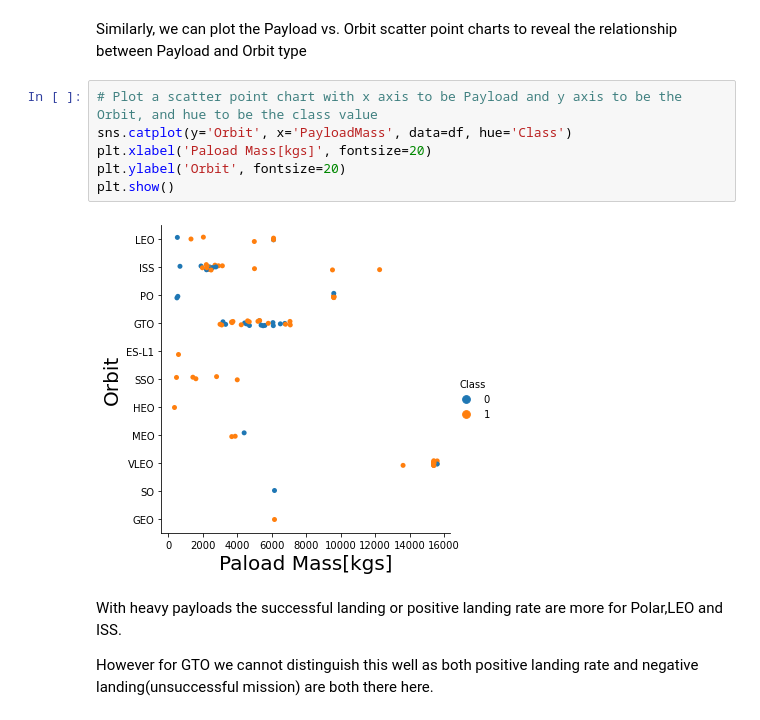
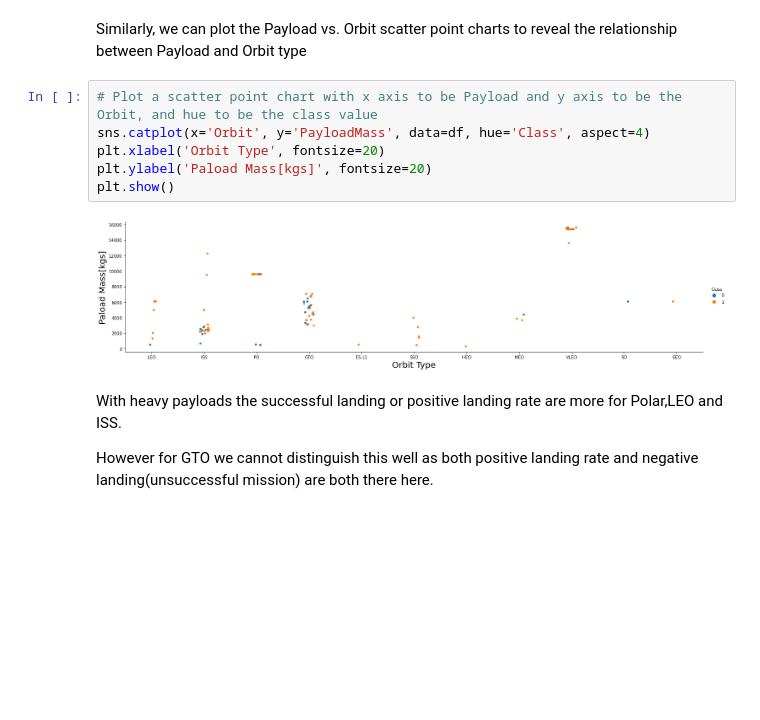
Before and after one commit to Manjunath-T/Applied_DS_Capstone_SpaceX_FirstStage_Prediction, a Jupyter notebook: EDA_With_DataVisualization.ipynb, the cells around one changed output. Saved outputs shown, nothing was run; the diff lists cells and outputs as text; blank space fills up the shorter version.

```diff
--- a/EDA_With_DataVisualization.ipynb
+++ b/EDA_With_DataVisualization.ipynb
@@ -146,12 +146,12 @@ You should see that in the LEO orbit the Success appears related to the number o
 Similarly, we can plot the Payload vs. Orbit scatter point charts to reveal the relationship between Payload and Orbit type
 # %%
 # Plot a scatter point chart with x axis to be Payload and y axis to be the Orbit, and hue to be the class value
-sns.catplot(y='Orbit', x='PayloadMass', data=df, hue='Class')
-plt.xlabel('Paload Mass[kgs]', fontsize=20)
-plt.ylabel('Orbit', fontsize=20)
+sns.catplot(x='Orbit', y='PayloadMass', data=df, hue='Class', aspect=4)
+plt.xlabel('Orbit Type', fontsize=20)
+plt.ylabel('Paload Mass[kgs]', fontsize=20)
 plt.show()
 # %% [output]
-[figure, old version]
+[figure, new version]
 # %% [markdown]
 With heavy payloads the successful landing or positive landing rate are more for Polar,LEO and ISS.
 
```
Also changed, not shown: parts of 6 cells of this notebook.
